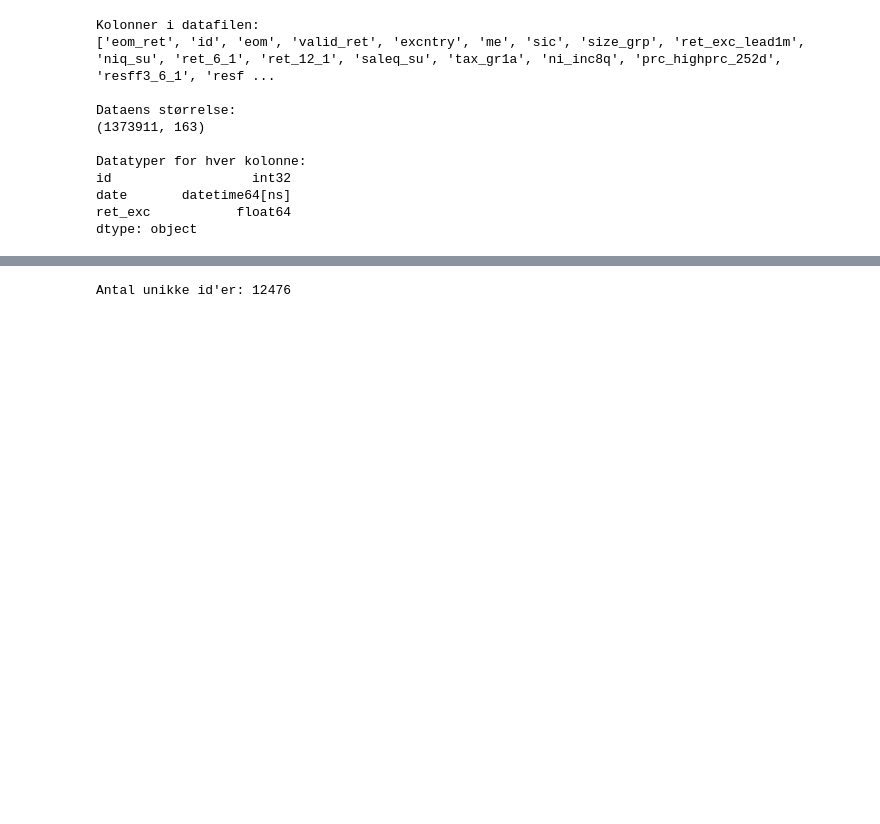
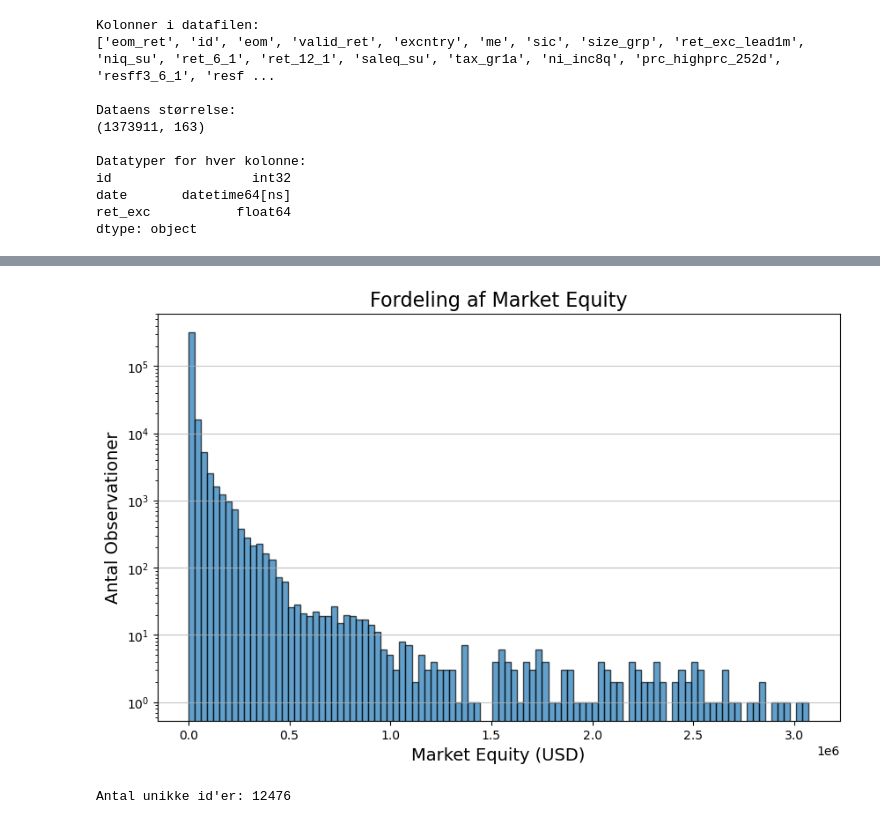
Before and after one commit to Hedegaard9/Master, a Jupyter notebook: data_analysis.ipynb, the cells around one changed output, grey strips where cells are left out. Cells and saved outputs as stored; diff of their text form; code cells hidden in the pictures; blank space fills up the shorter version.

Commit message:
Ændret i forhold til at analysere market cap

```diff
--- a/data_analysis.ipynb
+++ b/data_analysis.ipynb
@@ -172,3 +189,6 @@ id                  int32
 date       datetime64[ns]
 ret_exc           float64
 dtype: object
+# %%
+# Filtrer kun USA og id <= 99999
+df_usa = df_usa[(df_usa["excntry"] == "USA") & (df_usa["id"] <= 99999)]
@@ -174,0 +215,10 @@ dtype: object
+# %%
+df_usa.loc[:, 'eom'] = pd.to_datetime(df_usa['eom'])
+
+
+# Filtrer kun data fra og med 2010
+df_usa_filtered = df_usa[df_usa['eom'] >= '2010-01-01']
+
+# Bekræft ændringen
+print(df_usa_filtered.head())
+print(f"Antal observationer efter filtrering: {len(df_usa_filtered)}")
@@ -175,3 +243,20 @@ dtype: object
+# %%
+import matplotlib.pyplot as plt
+
+# Fjern eventuelle null-værdier for at undgå problemer
+df_usa_filtered = df_usa_filtered.dropna(subset=['market_equity'])
+
+# Plot fordelingen af market_equity
+plt.figure(figsize=(10, 6))
+plt.hist(df_usa_filtered['market_equity'], bins=100, edgecolor='black', alpha=0.7)
+plt.title('Fordeling af Market Equity', fontsize=16)
+plt.xlabel('Market Equity (USD)', fontsize=14)
+plt.ylabel('Antal Observationer', fontsize=14)
+plt.yscale('log')  # Log-skala for bedre visualisering (valgfrit)
+plt.grid(axis='y', alpha=0.75)
+plt.show()
+# %% [output]
+[figure, added]
 # %%
 # Find antallet af unikke værdier i id-kolonnen
 unique_ids = df_usa['id'].nunique()
```
Also changed, not shown: parts of 10 cells of this notebook.
